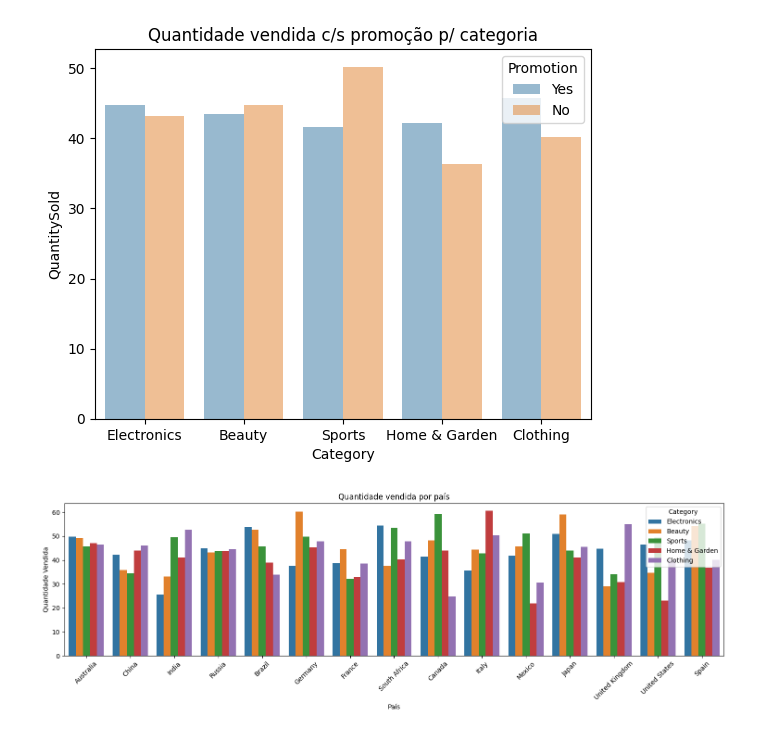
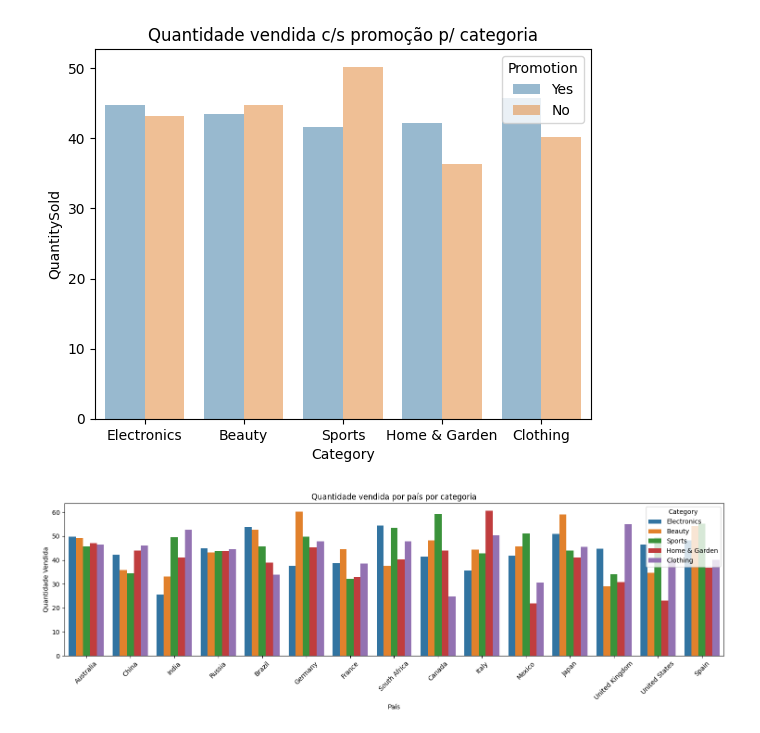
Before and after one commit to danilooxz/TrabalhoAnaliseDados, a Jupyter notebook: trabalho.ipynb, the cells around one changed output. Saved outputs shown, nothing was run; the diff lists cells and outputs as text; code cells hidden in the pictures.

```diff
--- a/trabalho.ipynb
+++ b/trabalho.ipynb
@@ -165,12 +165,12 @@ plt.show()
 # %%
 plt.figure(figsize=(15, 5))
 sns.barplot(x='CustomerLocation', y='QuantitySold', hue='Category', errorbar=None, data=df_clean)
 
-plt.title('Quantidade vendida por país')
+plt.title('Quantidade vendida por país por categoria')
 plt.xlabel('País')
 plt.ylabel('Quantidade Vendida')
 plt.xticks(rotation=45)
 plt.tight_layout()
 plt.show()
 # %% [output]
-[figure, old version]
+[figure, new version]
```
